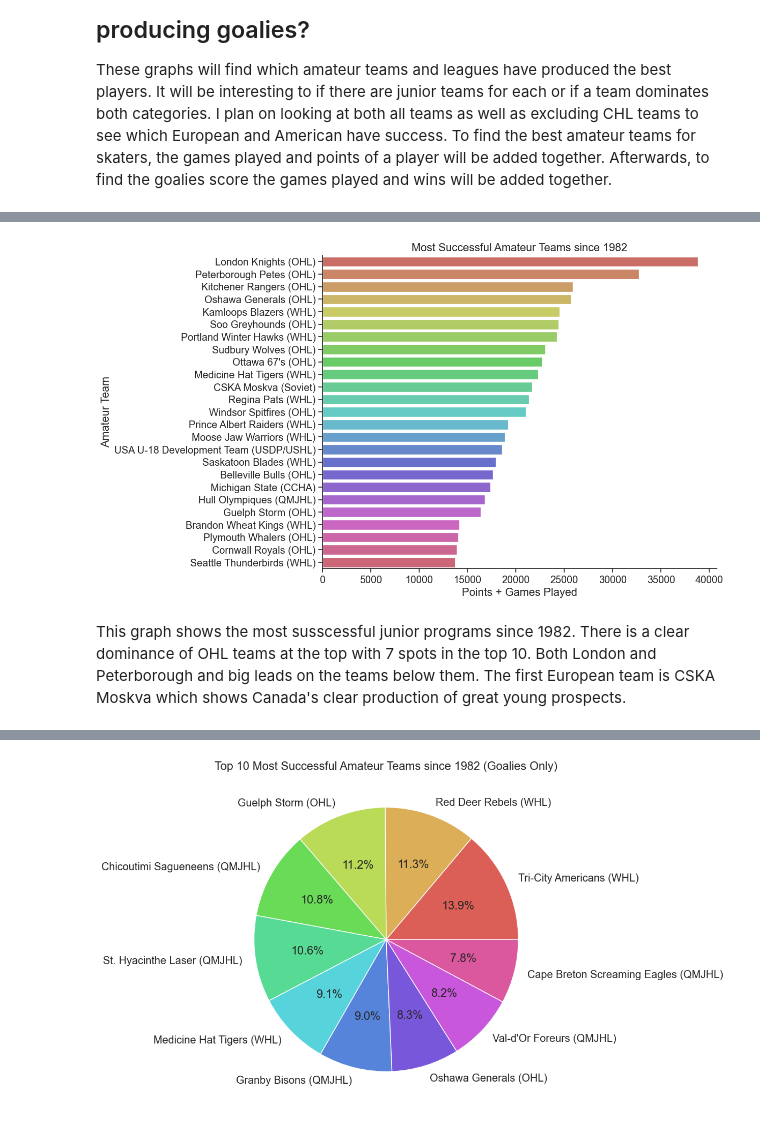
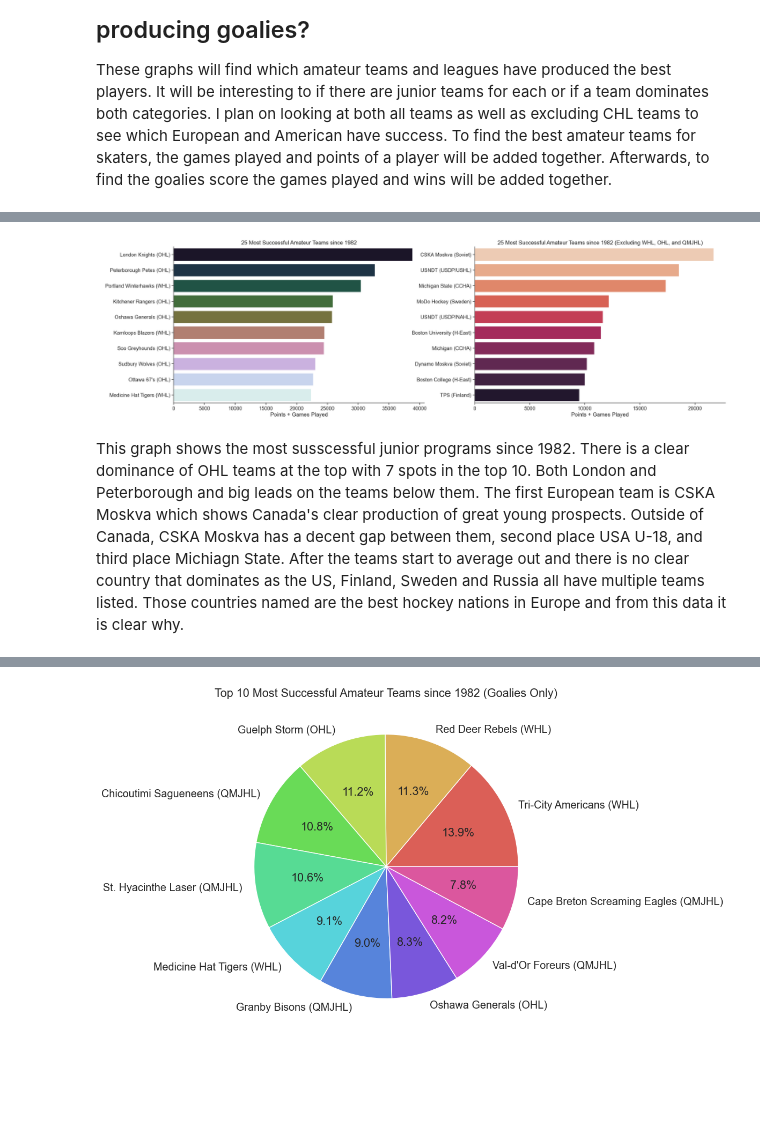
Before and after one commit to ubco-W2022T2-data301/project-group-group31, a Jupyter notebook: analysis/analysis3.ipynb, the cells around one changed output, grey strips where cells are left out. Saved outputs shown, nothing was run; the diff lists cells and outputs as text; code cells hidden in the pictures; blank space fills up the shorter version.

Commit message:
Changed last graph A3

```diff
--- a/analysis/analysis3.ipynb
+++ b/analysis/analysis3.ipynb
@@ -44,25 +48,45 @@ plt.rc("axes.spines", top=False, right=False)
 # %%
 # Calculate total score for each team
 df_scores = df.groupby('amateur_team')[['games_played', 'points']].sum(numeric_only=False)
 df_scores['score'] = df_scores['games_played'] + df_scores['points']
-df_scores = df_scores.sort_values('score', ascending=False)[:25]
+df_scores = df_scores.sort_values('score', ascending=False)[:10]
 df_scores['amateur_team'] = df_scores.index
 
 # Set color palette
-colors = sns.color_palette("hls", len(df_scores))
+colors = sns.color_palette("cubehelix", len(df_scores), as_cmap=False)
 
-# Set figure size
-plt.figure(figsize=(10, 8))
+# Create first subplot
+fig, axs = plt.subplots(ncols=2, figsize=(28, 8))
+ax1 = axs[0]
+sns.barplot(x='score', y='amateur_team', data=df_scores, order=df_scores['amateur_team'], palette=colors, ax=ax1)
+ax1.set_title('25 Most Successful Amateur Teams since 1982')
 
-# Generate plot using seaborn
-sns.barplot(x='score', y='amateur_team', data=df_scores, order=df_scores['amateur_team'], palette=colors)
-plt.title('Most Successful Amateur Teams since 1982')
-plt.ylabel('Amateur Team')
-plt.xlabel('Points + Games Played')
+ax1.set_xlabel('Points + Games Played')
+ax1.set_ylabel(' ')
+
+# Filter data to include only players with an amateur team and not from WHL, OHL or QMJHL
+df_Europe = df[~df['amateur_team'].str.contains('WHL|OHL|QMJHL')]
+
+# Calculate total score for each team
+df_Europe = df_Europe.groupby('amateur_team').sum(numeric_only=True)[['games_played', 'points']]
+df_Europe['score'] = df_Europe['games_played'] + df_Europe['points']
+df_Europe = df_Europe.sort_values('score', ascending=False)[:10]
+df_Europe['amateur_team'] = df_Europe.index
+
+# Set color palette
+colors = sns.color_palette("rocket_r", len(df_Europe), as_cmap=False)
+
+# Create second subplot
+ax2 = axs[1]
+sns.barplot(x='score', y='amateur_team', data=df_Europe, order=df_Europe['amateur_team'], palette=colors, ax=ax2)
+ax2.set_title('25 Most Successful Amateur Teams since 1982 (Excluding WHL, OHL, and QMJHL)')
+ax2.set_ylabel(' ')
+ax2.set_xlabel('Points + Games Played')
 
 # Show plot
 plt.show()
 # %% [output]
-[figure, old version]
+[figure, new version]
 # %% [markdown]
 This graph shows the most susscessful junior programs since 1982. There is a clear dominance of OHL teams at the top with 7 spots in the top 10. Both London and Peterborough and big leads on the teams below them. The first European team is CSKA Moskva which shows Canada's clear production of great young prospects.
+Outside of Canada, CSKA Moskva has a decent gap between them, second place USA U-18, and third place Michiagn State. After the teams start to average out and there is no clear country that dominates as the US, Finland, Sweden and Russia all have multiple teams listed. Those countries named are the best hockey nations in Europe and from this data it is clear why.
```
Also changed, not shown: parts of 8 cells of this notebook, 1 other file.
